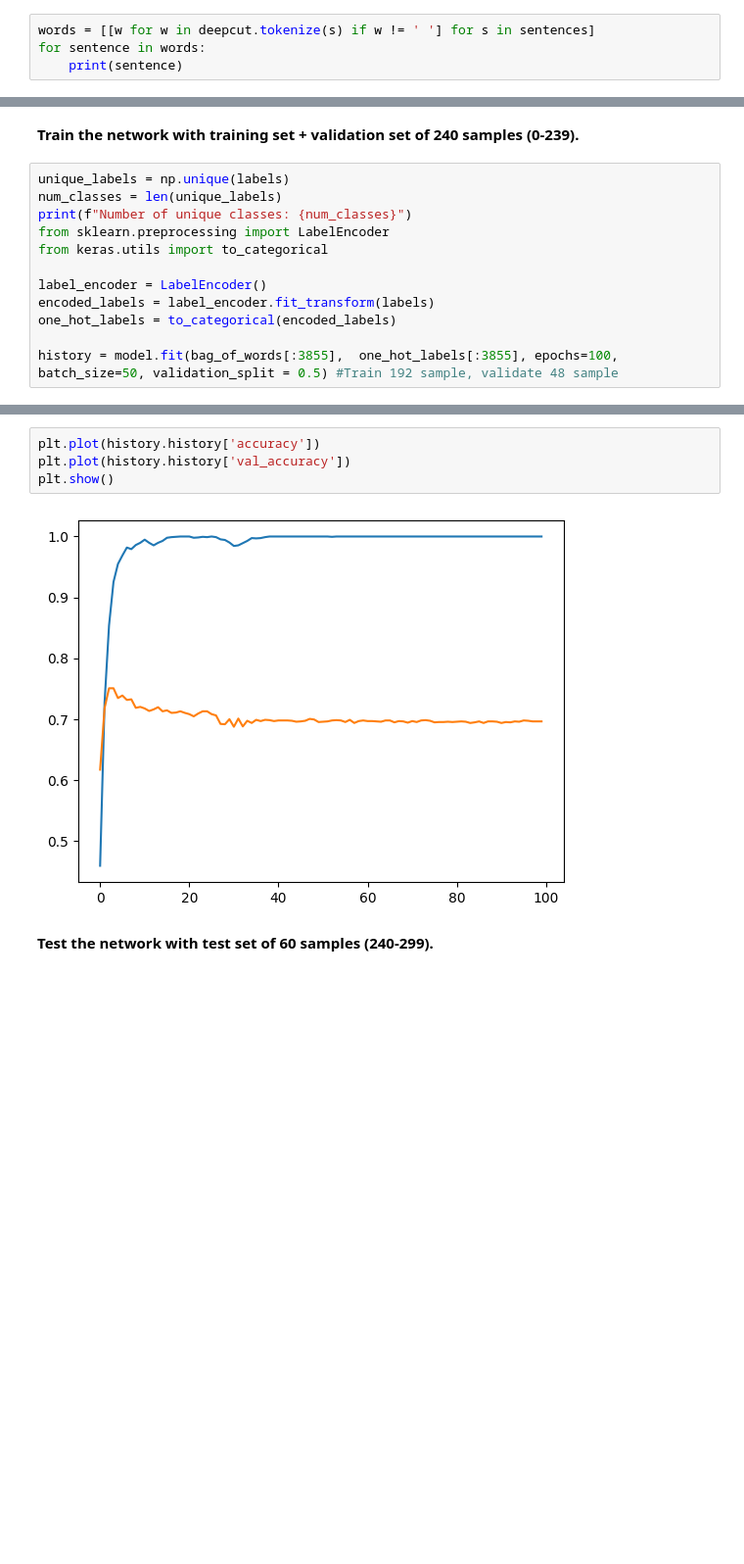
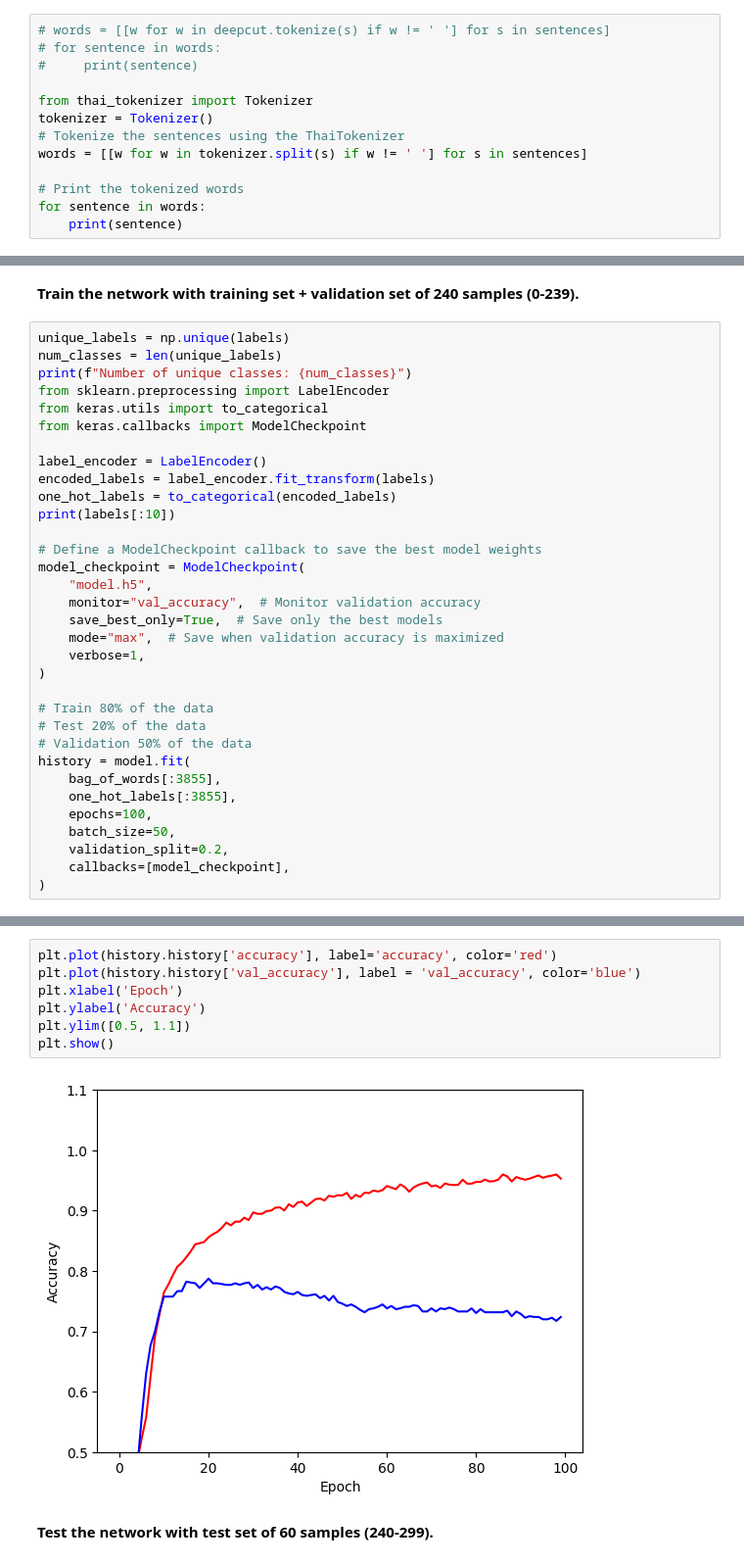
Before and after one commit to Panthonf/nlp-contest-panthon, a Jupyter notebook: nlp_contest.ipynb, the cells around one changed output, grey strips where cells are left out. Shown at 98% size. Drawn from its saved outputs; the diff is of its cells as text; blank space fills up the shorter version.

```diff
--- a/nlp_contest.ipynb
+++ b/nlp_contest.ipynb
@@ -112,7 +84,16 @@ print(sentences)
 # %% [markdown]
 **Tokenize each sentence into a list of words.**
 # %%
-words = [[w for w in deepcut.tokenize(s) if w != ' '] for s in sentences]
+# words = [[w for w in deepcut.tokenize(s) if w != ' '] for s in sentences]
+# for sentence in words:
+#     print(sentence)
+
+from thai_tokenizer import Tokenizer
+tokenizer = Tokenizer()
+# Tokenize the sentences using the ThaiTokenizer
+words = [[w for w in tokenizer.split(s) if w != ' '] for s in sentences]
+
+# Print the tokenized words
 for sentence in words:
     print(sentence)
 # %% [output]
@@ -216,11 +205,32 @@ num_classes = len(unique_labels)
 print(f"Number of unique classes: {num_classes}")
 from sklearn.preprocessing import LabelEncoder
 from keras.utils import to_categorical
+from keras.callbacks import ModelCheckpoint
 
 label_encoder = LabelEncoder()
 encoded_labels = label_encoder.fit_transform(labels)
 one_hot_labels = to_categorical(encoded_labels)
+print(labels[:10])
 
-history = model.fit(bag_of_words[:3855],  one_hot_labels[:3855], epochs=100, batch_size=50, validation_split = 0.5) #Train 192 sample, validate 48 sample
+# Define a ModelCheckpoint callback to save the best model weights
+model_checkpoint = ModelCheckpoint(
+    "model.h5",
+    monitor="val_accuracy",  # Monitor validation accuracy
+    save_best_only=True,  # Save only the best models
+    mode="max",  # Save when validation accuracy is maximized
+    verbose=1,
+)
+
+# Train 80% of the data
+# Test 20% of the data
+# Validation 50% of the data
+history = model.fit(
+    bag_of_words[:3855],
+    one_hot_labels[:3855],
+    epochs=100,
+    batch_size=50,
+    validation_split=0.2,
+    callbacks=[model_checkpoint],
+)
 # %% [output]
 Number of unique classes: 3
@@ -243,9 +239,12 @@ Epoch 100/100
 # %%
-plt.plot(history.history['accuracy'])
-plt.plot(history.history['val_accuracy'])
+plt.plot(history.history['accuracy'], label='accuracy', color='red')
+plt.plot(history.history['val_accuracy'], label = 'val_accuracy', color='blue')
+plt.xlabel('Epoch')
+plt.ylabel('Accuracy')
+plt.ylim([0.5, 1.1])
 plt.show()
 # %% [output]
-[figure, old version]
+[figure, new version]
 # %% [markdown]
 **Test the network with test set of 60 samples (240-299).**
 # %%
```
Also changed, not shown: parts of 10 cells of this notebook.
